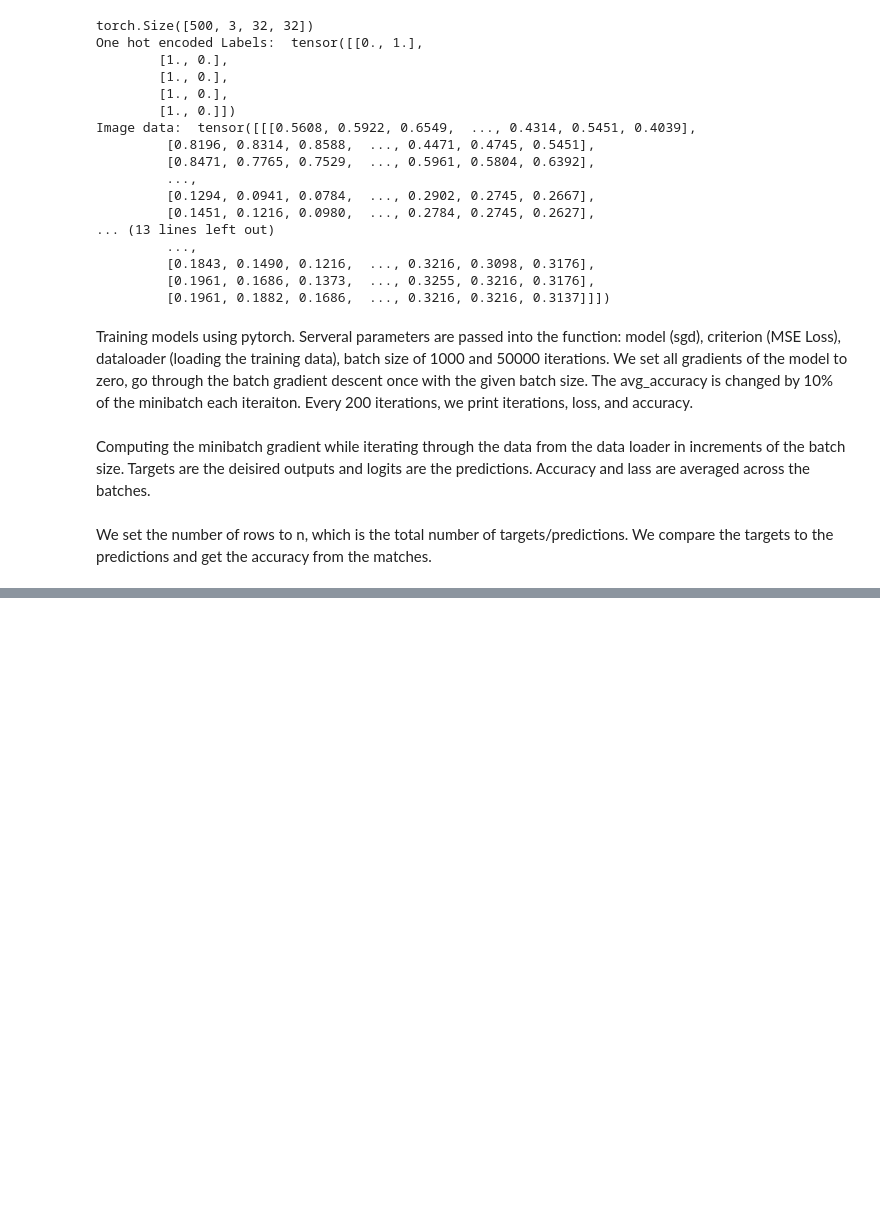
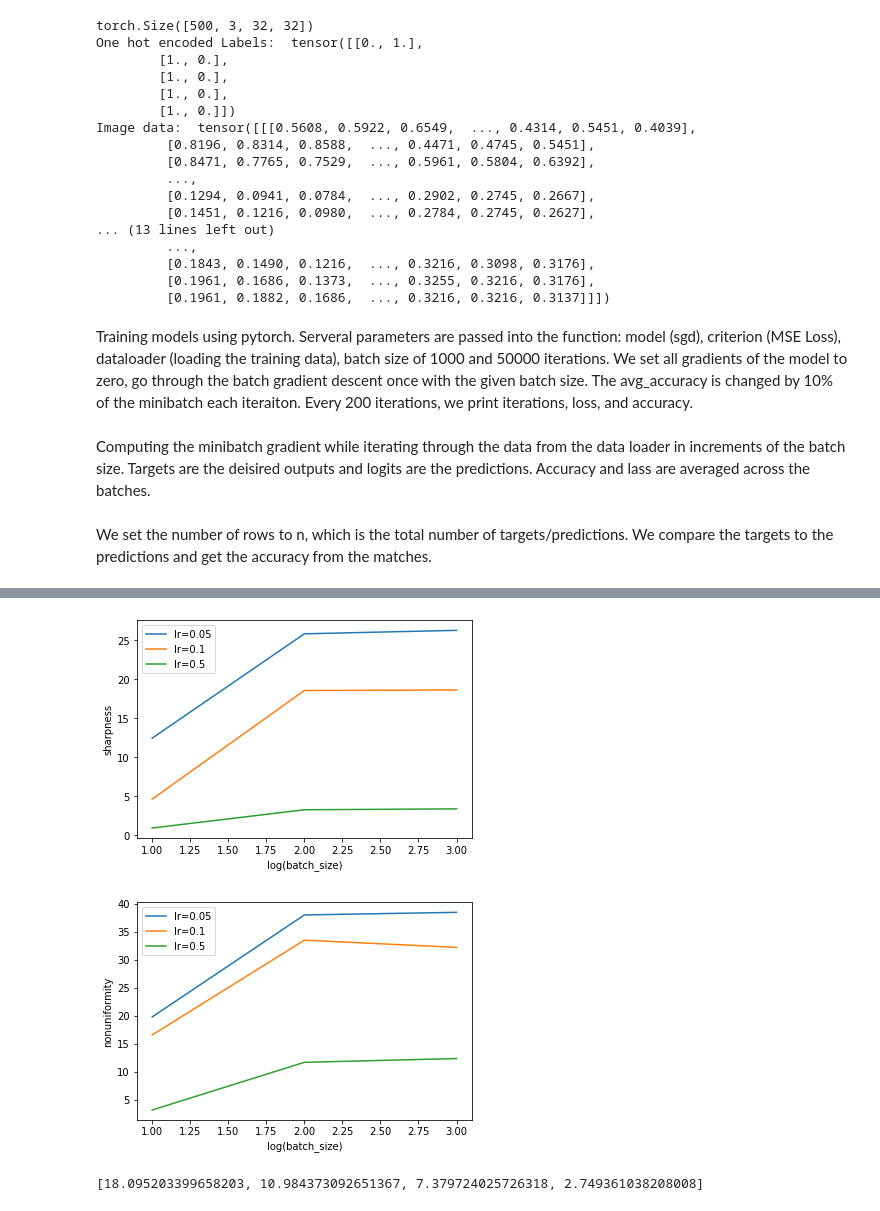
Before and after one commit to Rishab057/MachineLearningProject, a Jupyter notebook: code/our_code.ipynb, the cells around one changed output, grey strips where cells are left out. Saved outputs shown, nothing was run; the diff lists cells and outputs as text; code cells hidden in the pictures; blank space fills up the shorter version.

```diff
--- a/code/our_code.ipynb
+++ b/code/our_code.ipynb
@@ -652,0 +956,10 @@ plt.show()
+# %%
+import matplotlib.pyplot as plt
+
+# sharpness vs non-uniformity
+for i in range(len(sharpnesses_list)):
+    for j in range(len(sharpnesses_list[i])):
+        plt.scatter(sharpnesses_list[i][j], uniformities_list[i][j].cpu())
+plt.xlabel("sharpness")
+plt.ylabel("nonuniformity")
+plt.show()
@@ -652,0 +1038,36 @@ plt.show()
+# %%
+sharpnesses_list  = [12.43070125579834, 25.828176498413086, 26.275850296020508, 4.5999627113342285, 18.545581817626953, 18.6197509765625, 0.8899775743484497, 3.2319421768188477, 3.347809314727783]
+nonuniformities_list = [19.81755776333514, 38.01204129224219, 38.477099456913166, 16.609439307848227, 33.51257270483534, 32.22526039036089, 3.217992600891825, 11.723649366463219, 12.395355437654107]
+# %%
+import matplotlib.pyplot as plt
+
+batch_size = [1, 2, 3]
+lr = [0.05, 0.10, 0.50]
+
+
+# batch size vs sharpness
+for i in range(3):
+    start = i*3
+    end = start+3
+    plt.plot(batch_size, sharpnesses_list[start:end], label="lr=" + str(lr[i]))
+plt.legend()
+plt.xlabel("log(batch_size)")
+plt.ylabel("sharpness")
+plt.show()
+
+# batch size vs nonuniformity
+for i in range(3):
+    start = i*3
+    end = start+3
+    plt.plot(batch_size, nonuniformities_list[start:end], label="lr=" + str(lr[i]))
+plt.legend()
+plt.xlabel("log(batch_size)")
+plt.ylabel("nonuniformity")
+plt.show()
+# %% [output]
+[figure, added]
+[figure, added]
+# %%
+sharpnesses_list
+# %% [output]
+[18.095203399658203, 10.984373092651367, 7.379724025726318, 2.749361038208008]
```
Also changed, not shown: parts of 11 cells of this notebook.
